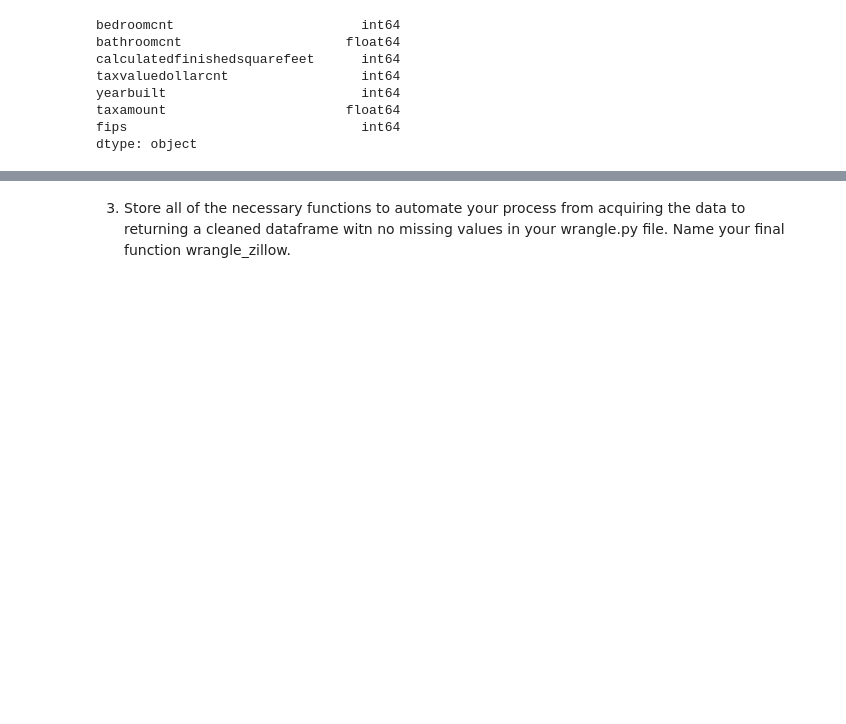
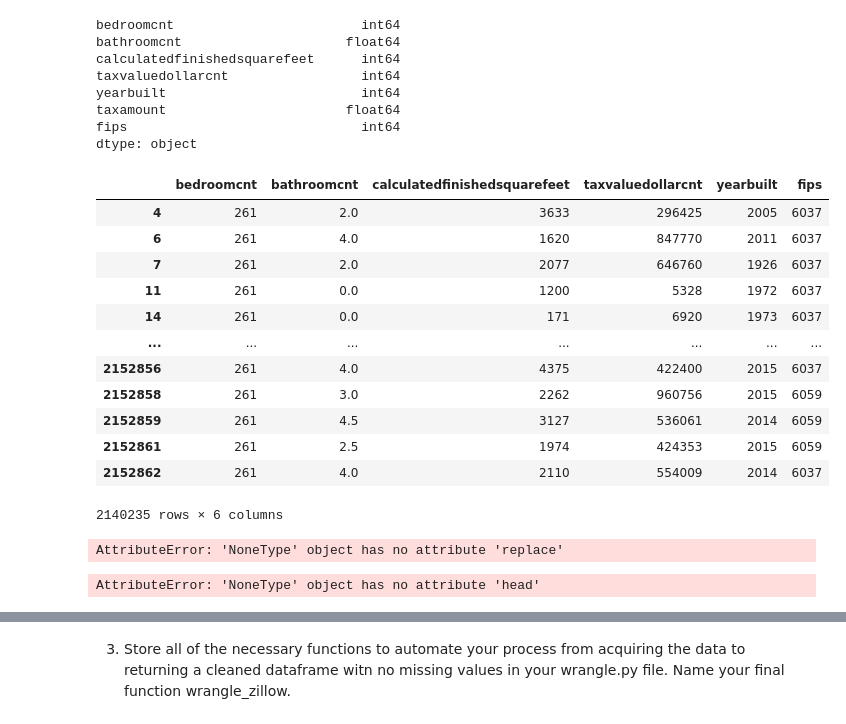
Before and after one commit to SchneemannDavid/regression-exercises, a Jupyter notebook: exercises/wrangle.ipynb, the cells around one changed output, grey strips where cells are left out. Cells and saved outputs as stored; diff of their text form; code cells hidden in the pictures; blank space fills up the shorter version.

```diff
--- a/exercises/wrangle.ipynb
+++ b/exercises/wrangle.ipynb
@@ -20,9 +20,12 @@ import env
+# %%
+def get_db_url(database):
+    return f'mysql+pymysql://{user}:{password}@{host}/{database}'
 # %%
-def get_db_url(dbname, username=env.user, hostname=env.host, passw=env.password):
-    url = f'mysql+pymysql://{username}:{passw}@{hostname}/zillow'
-    return url
+# def get_db_url(dbname, username=user, hostname=host, passw=password):
+#    url = f'mysql+pymysql://{username}:{passw}@{hostname}/zillow'
+#    return url
 # %%
-url = get_db_url('zillow', env.user, env.host, env.password)
+url = get_db_url('zillow')
 # %%
 df = pd.read_sql('''
 SELECT  propertylandusetypeid
@@ -33,8 +36,9 @@ SELECT  propertylandusetypeid
         yearbuilt,
         taxamount,
         fips
-FROM properties_2017 as p17
-WHERE propertylandusetypeid = '261'
+FROM properties_2017
+JOIN propertylandusetype using (propertylandusetypeid)
+WHERE propertylandusedesc = "Single Family Residential"
 ''', url)
 # %%
 df.head()
@@ -183,3 +189,19 @@ yearbuilt                         int64
 taxamount                       float64
 fips                              int64
 dtype: object
+# %%
+df.drop(columns = 'taxamount')
+# %% [output]
+|  | bedroomcnt | bathroomcnt | calculatedfinishedsquarefeet | taxvaluedollarcnt | yearbuilt | fips |
+| 4 | 261 | 2.0 | 3633 | 296425 | 2005 | 6037 |
+| 6 | 261 | 4.0 | 1620 | 847770 | 2011 | 6037 |
+| 7 | 261 | 2.0 | 2077 | 646760 | 1926 | 6037 |
+| 11 | 261 | 0.0 | 1200 | 5328 | 1972 | 6037 |
+| 14 | 261 | 0.0 | 171 | 6920 | 1973 | 6037 |
+| ... | ... | ... | ... | ... | ... | ... |
+| 2152856 | 261 | 4.0 | 4375 | 422400 | 2015 | 6037 |
+| 2152858 | 261 | 3.0 | 2262 | 960756 | 2015 | 6059 |
+| 2152859 | 261 | 4.5 | 3127 | 536061 | 2014 | 6059 |
+| 2152861 | 261 | 2.5 | 1974 | 424353 | 2015 | 6059 |
+| 2152862 | 261 | 4.0 | 2110 | 554009 | 2014 | 6037 |
+2140235 rows × 6 columns
@@ -185,0 +210,4 @@ dtype: object
+# %%
+df = df.replace('6037', 'LA County', inplace=True)
+# %% [output]
+AttributeError: 'NoneType' object has no attribute 'replace'
@@ -185,0 +218,4 @@ dtype: object
+# %%
+df.head()
+# %% [output]
+AttributeError: 'NoneType' object has no attribute 'head'
```
Also changed, not shown: parts of 18 cells of this notebook, 7 other files.
